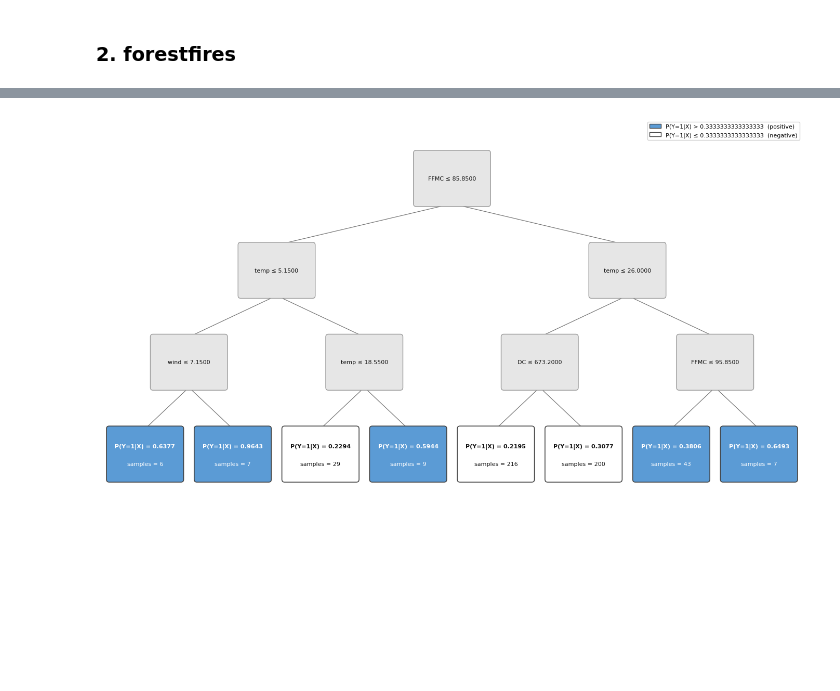
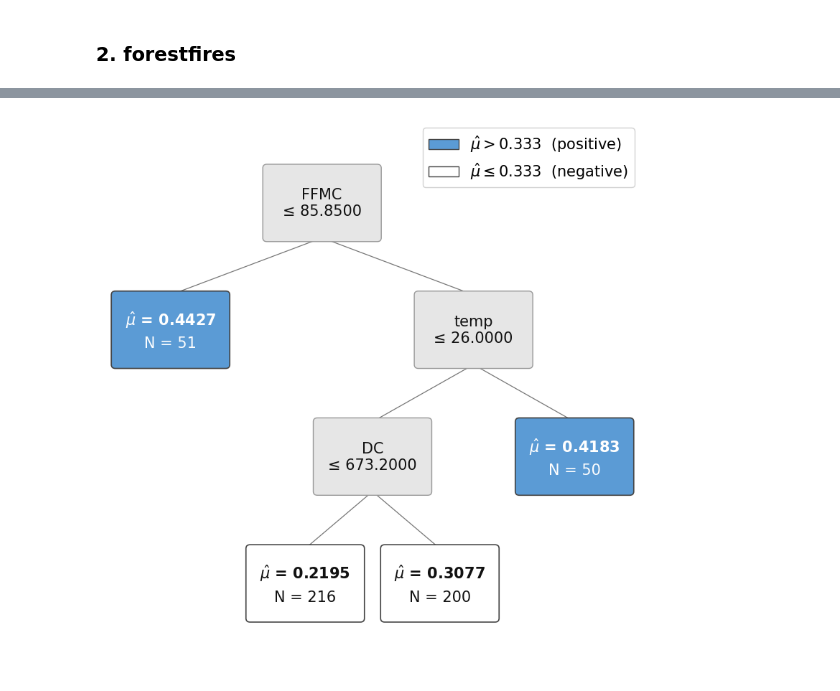
Before and after one commit to Bill-Wang-Metrics/targetree-python, a Jupyter notebook: examples/empirical_new.ipynb, the cells around one changed output, grey strips where cells are left out. Saved outputs shown, nothing was run; the diff lists cells and outputs as text; code cells hidden in the pictures; blank space fills up the shorter version.

```diff
--- a/examples/empirical_new.ipynb
+++ b/examples/empirical_new.ipynb
@@ -180,7 +119,8 @@ max_depth = 3
 # df_forestfires_
 # %%
 ###### cart ######
-model = CART(depth=max_depth, minimum_portion=0.02, cut=cut, method = 'cart',feature_name = np.array(df_forestfires_.columns))
+model = CART(depth=max_depth, minimum_portion= mp, cut=cut, method = 'cart',feature_name = np.array(df_forestfires_.columns))
 model.fit(X1, y1)
-plot_cart_tree(model.tree, feature_name=model.feature_name, cut=model.cut)
+plot_cart_tree(model.tree, feature_name=model.feature_name, cut=model.cut, save_path=FIGURE_DIR / "forestfires_cart.pdf", font_size=fs, split_rule_lines=split_lines)
+plt.show()
 # %% [output]
@@ -188,6 +128,7 @@ plot_cart_tree(model.tree, feature_name=model.feature_name, cut=model.cut)
 # %%
 # mdfs
-model = CART(depth=max_depth, minimum_portion=0.02, lbd=1, cut=cut, method = 'mdfs',feature_name = np.array(df_forestfires_.columns))
+model = CART(depth=max_depth, minimum_portion=mp, lbd=1, cut=cut, method = 'mdfs',feature_name = np.array(df_forestfires_.columns))
 model.fit(X1, y1)
-plot_cart_tree(model.tree, feature_name=model.feature_name, cut=model.cut)
+plot_cart_tree(model.tree, feature_name=model.feature_name, cut=model.cut, save_path=FIGURE_DIR / "forestfires_mdfs.pdf", font_size=fs, split_rule_lines=split_lines)
+plt.show()
 # %% [output]
@@ -195,6 +136,7 @@ plot_cart_tree(model.tree, feature_name=model.feature_name, cut=model.cut)
 # %%
 # pfs
-model = CART(depth=max_depth, minimum_portion=0.02, lbd=0.5, cut=cut, method = 'pfs',feature_name = np.array(df_forestfires_.columns))
+model = CART(depth=max_depth, minimum_portion=mp, lbd=0.5, cut=cut, method = 'pfs',feature_name = np.array(df_forestfires_.columns))
 model.fit(X1, y1)
-plot_cart_tree(model.tree, feature_name=model.feature_name, cut=model.cut)
+plot_cart_tree(model.tree, feature_name=model.feature_name, cut=model.cut, save_path=FIGURE_DIR / "forestfires_pfs.pdf", font_size=fs, split_rule_lines=split_lines)
+plt.show()
 # %% [output]
@@ -202,5 +144,5 @@ plot_cart_tree(model.tree, feature_name=model.feature_name, cut=model.cut)
 # %%
-cut = 1/3
+cut = 0.333
 max_depth = 3
 # %%
 ### kd rf ###
@@ -209,10 +151,11 @@ rf.fit(X1, y1)
 phat = rf.predict_proba(X1)[:,1]
 # %%
 ###### cart ######
-model = CART(depth=max_depth, minimum_portion=0.02,cut=cut, method = 'cart',feature_name = np.array(df_forestfires_.columns))
+model = CART(depth=max_depth, minimum_portion=mp,cut=cut, method = 'cart',feature_name = np.array(df_forestfires_.columns))
 model.fit(X1, y1, phat)
-plot_cart_tree(model.tree, feature_name=model.feature_name, cut=model.cut)
+plot_cart_tree(model.tree, feature_name=model.feature_name, cut=model.cut, save_path=FIGURE_DIR / "forestfires_phat_cart.pdf", font_size=fs, split_rule_lines=split_lines)
+plt.show()
 # %% [output]
-[figure, old version]
+[figure, new version]
 # %%
 ###### mdfs ######
```
Also changed, not shown: parts of 15 cells of this notebook, 2 other files.
